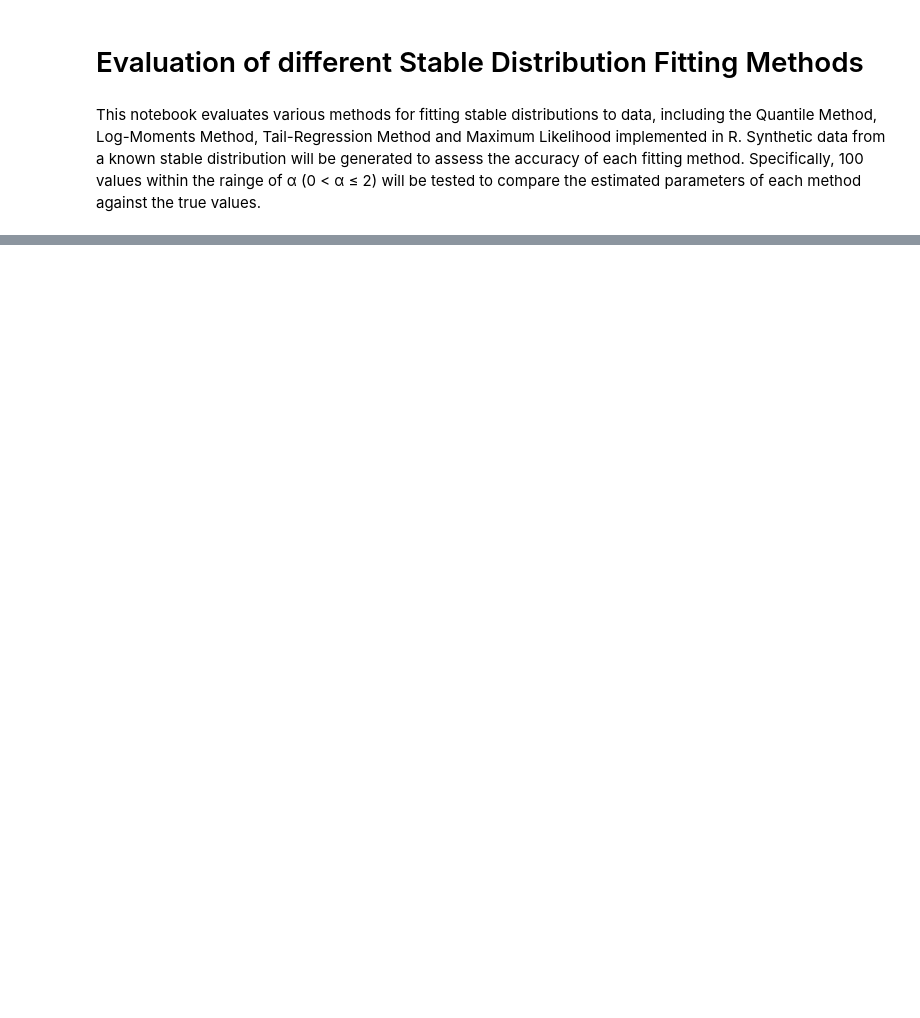
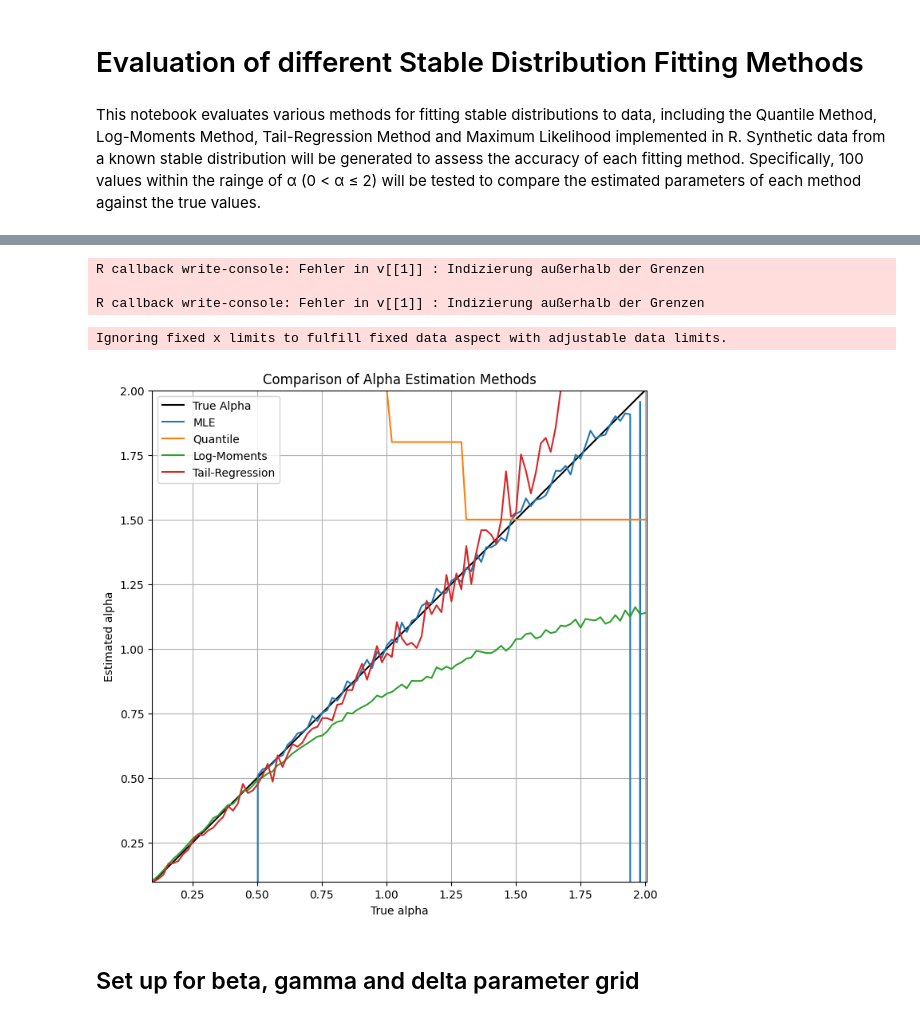
Before and after one commit to janikWa/BachelorThesis, a Jupyter notebook: stable_fitting_eval.ipynb, the cells around one changed output, grey strips where cells are left out. Drawn from its saved outputs; the diff is of its cells as text; code cells hidden in the pictures; blank space fills up the shorter version.

```diff
--- a/stable_fitting_eval.ipynb
+++ b/stable_fitting_eval.ipynb
@@ -33,0 +38,50 @@ delta = 0.0
+# %%
+for i, alpha_val in enumerate(tqdm(alphas, desc="Estimating alpha")):
+    # Generate data
+    data = levy_stable.rvs(alpha_val, beta, loc=delta, scale=gamma, size=n_samples)
+
+    # Fit using different methods
+    try:
+        alpha_ml = se.maximum_likelihood_estimator(data)["alpha"]
+    except Exception as e:
+        alpha_ml = np.nan
+    alpha_quantile = se.alpha_quantile_method(data)
+    alpha_logmom = se.alpha_log_moments(data)
+    alpha_tail = se.alpha_tail_regression(data)
+
+    # Store results
+    df_results.loc[i] = [
+        alpha_val, alpha_ml, alpha_quantile, alpha_logmom, alpha_tail
+    ]
+# %% [output]
+R callback write-console: Fehler in v[[1]] : Indizierung außerhalb der Grenzen
+
+R callback write-console: Fehler in v[[1]] : Indizierung außerhalb der Grenzen
+# %%
+import matplotlib.pyplot as plt
+
+plt.figure(figsize=(8, 8))
+
+plt.plot(df_results['alpha_true'], df_results['alpha_true'], 'k-', label='True Alpha')
+
+plt.plot(df_results['alpha_true'], df_results['alpha_ml'], label='MLE')
+plt.plot(df_results['alpha_true'], df_results['alpha_quantile'], label='Quantile')
+plt.plot(df_results['alpha_true'], df_results['alpha_logmom'], label='Log-Moments')
+plt.plot(df_results['alpha_true'], df_results['alpha_tail'], label='Tail-Regression')
+
+plt.xlabel('True alpha')
+plt.ylabel('Estimated alpha')
+plt.title('Comparison of Alpha Estimation Methods')
+plt.legend()
+plt.grid(True)
+
+plt.axis('equal')
+plt.xlim(df_results['alpha_true'].min(), df_results['alpha_true'].max())
+plt.ylim(df_results['alpha_true'].min(), df_results['alpha_true'].max())
+
+plt.show()
+# %% [output]
+Ignoring fixed x limits to fulfill fixed data aspect with adjustable data limits.
+[figure, added]
+# %% [markdown]
+<h2> Set up for beta, gamma and delta parameter grid </h2>
```
Also changed, not shown: parts of 13 cells of this notebook, 3 other files.
